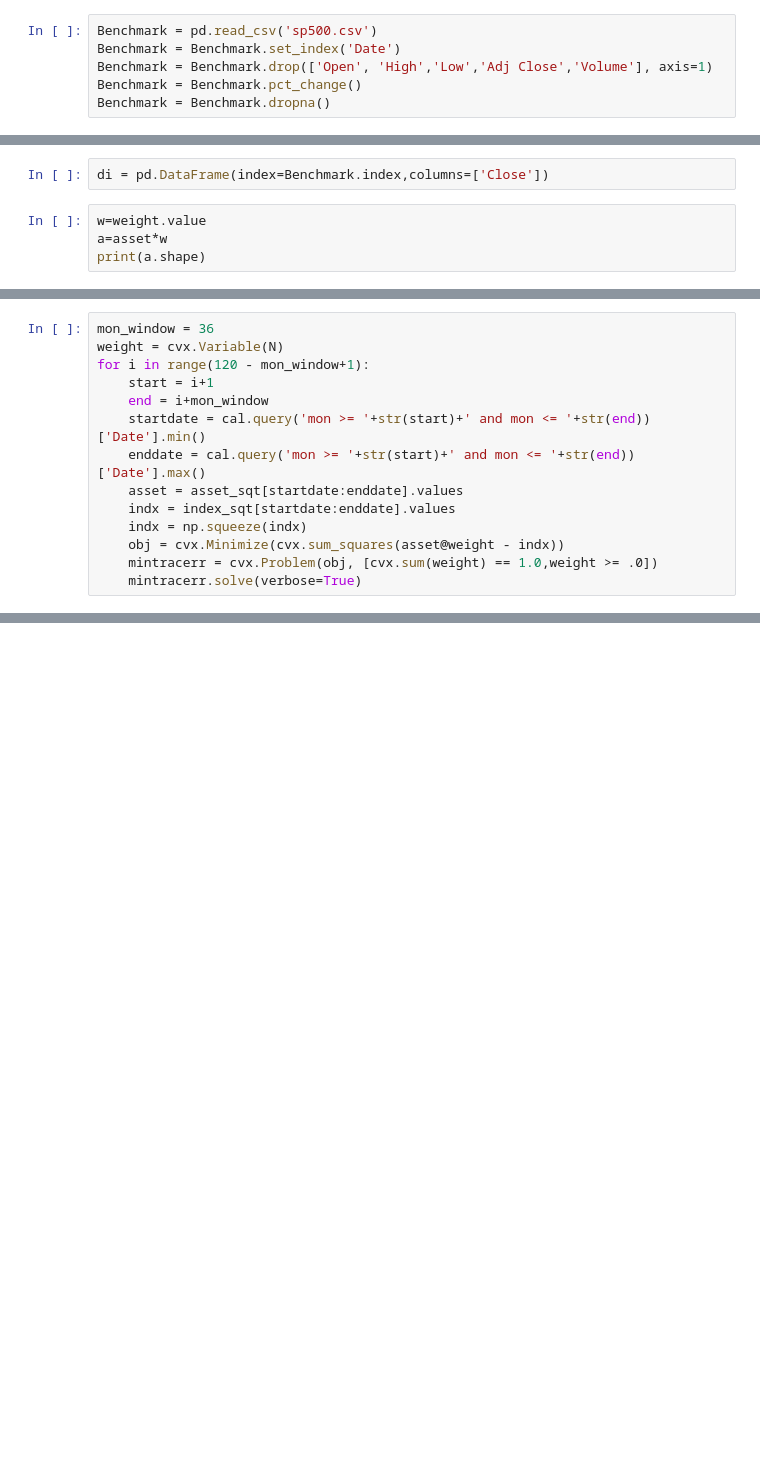
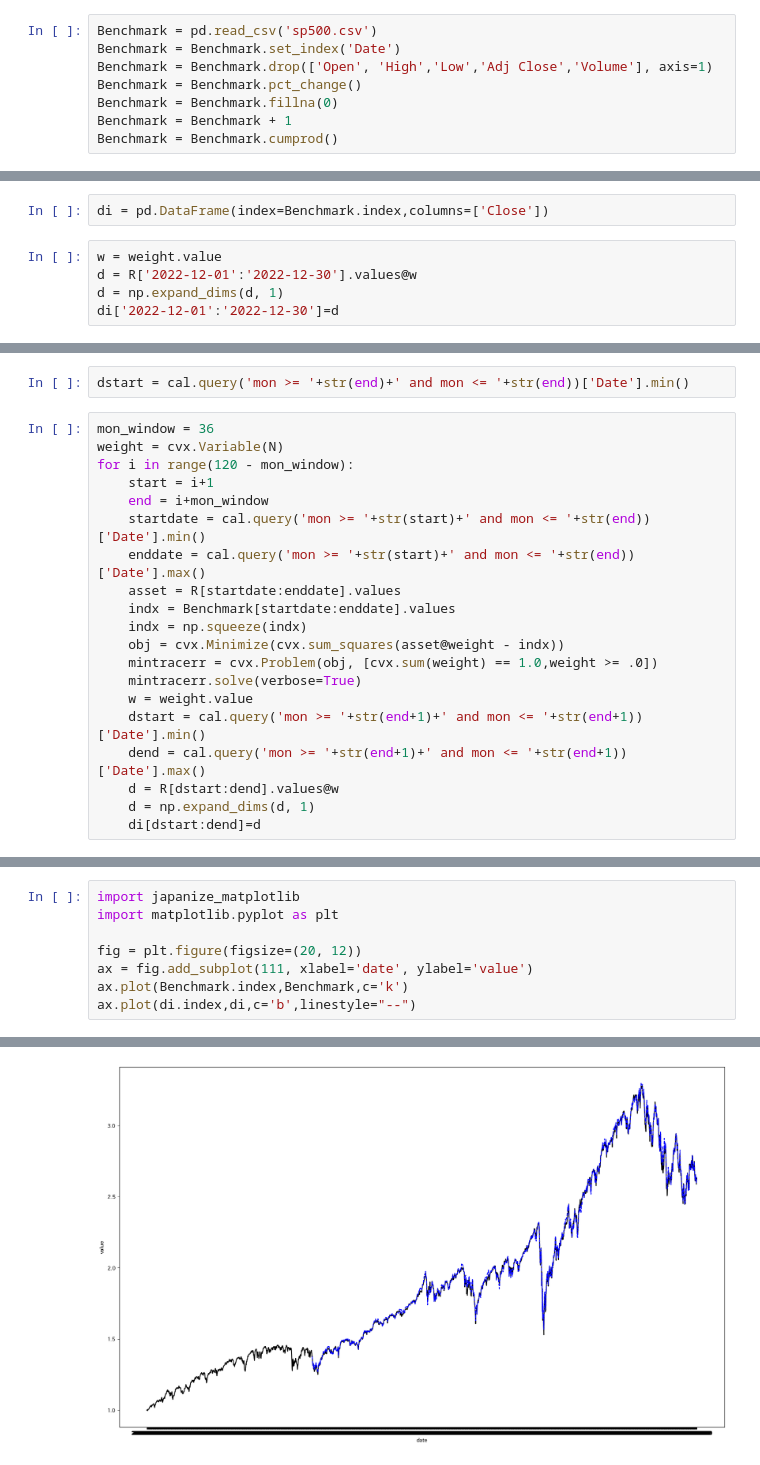
Before and after one commit to heytangning/direct-indexing, a Jupyter notebook: di_backtest.ipynb, the cells around one changed output, grey strips where cells are left out. Cells and saved outputs as stored; diff of their text form; blank space fills up the shorter version.

```diff
--- a/di_backtest.ipynb
+++ b/di_backtest.ipynb
@@ -64,7 +66,9 @@ Benchmark = pd.read_csv('sp500.csv')
 Benchmark = Benchmark.set_index('Date')
 Benchmark = Benchmark.drop(['Open', 'High','Low','Adj Close','Volume'], axis=1)
 Benchmark = Benchmark.pct_change()
-Benchmark = Benchmark.dropna()
+Benchmark = Benchmark.fillna(0)
+Benchmark = Benchmark + 1
+Benchmark = Benchmark.cumprod()
 # %%
 T = R.shape[0]
 N = R.shape[1]
@@ -73,6 +75,7 @@ index_sqt = Benchmark/np.sqrt(T)
 # %%
 di = pd.DataFrame(index=Benchmark.index,columns=['Close'])
 # %%
-w=weight.value
-a=asset*w
-print(a.shape)
+w = weight.value
+d = R['2022-12-01':'2022-12-30'].values@w
+d = np.expand_dims(d, 1)
+di['2022-12-01':'2022-12-30']=d
@@ -81,17 +82,25 @@ print(a.shape)
+# %%
+dstart = cal.query('mon >= '+str(end)+' and mon <= '+str(end))['Date'].min()
 # %%
 mon_window = 36
 weight = cvx.Variable(N)
-for i in range(120 - mon_window+1):
+for i in range(120 - mon_window):
     start = i+1
     end = i+mon_window
     startdate = cal.query('mon >= '+str(start)+' and mon <= '+str(end))['Date'].min()
     enddate = cal.query('mon >= '+str(start)+' and mon <= '+str(end))['Date'].max()
-    asset = asset_sqt[startdate:enddate].values
-    indx = index_sqt[startdate:enddate].values
+    asset = R[startdate:enddate].values
+    indx = Benchmark[startdate:enddate].values
     indx = np.squeeze(indx)
     obj = cvx.Minimize(cvx.sum_squares(asset@weight - indx))
     mintracerr = cvx.Problem(obj, [cvx.sum(weight) == 1.0,weight >= .0])
     mintracerr.solve(verbose=True)
+    w = weight.value
+    dstart = cal.query('mon >= '+str(end+1)+' and mon <= '+str(end+1))['Date'].min()
+    dend = cal.query('mon >= '+str(end+1)+' and mon <= '+str(end+1))['Date'].max()
+    d = R[dstart:dend].values@w
+    d = np.expand_dims(d, 1)
+    di[dstart:dend]=d
 # %% [output]
 ===============================================================================
                                      CVXPY
@@ -112,0 +122,9 @@ for i in range(120 - mon_window+1):
+# %%
+import japanize_matplotlib
+import matplotlib.pyplot as plt
+
+fig = plt.figure(figsize=(20, 12))
+ax = fig.add_subplot(111, xlabel='date', ylabel='value')
+ax.plot(Benchmark.index,Benchmark,c='k')
+ax.plot(di.index,di,c='b',linestyle="--")
+# %% [output]
@@ -112,0 +132 @@ for i in range(120 - mon_window+1):
+[figure, added]
```
Also changed, not shown: parts of 5 cells of this notebook.
